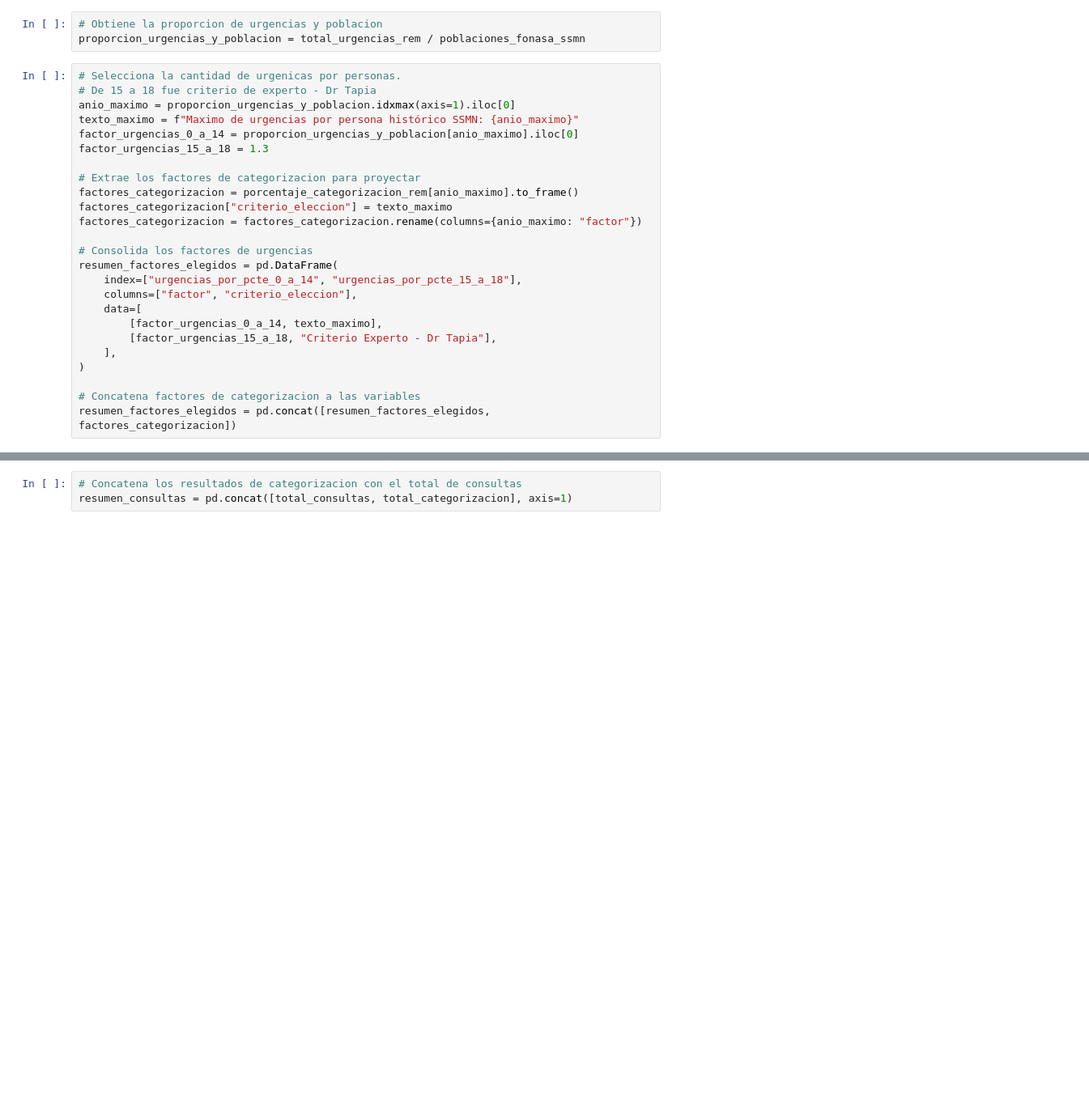
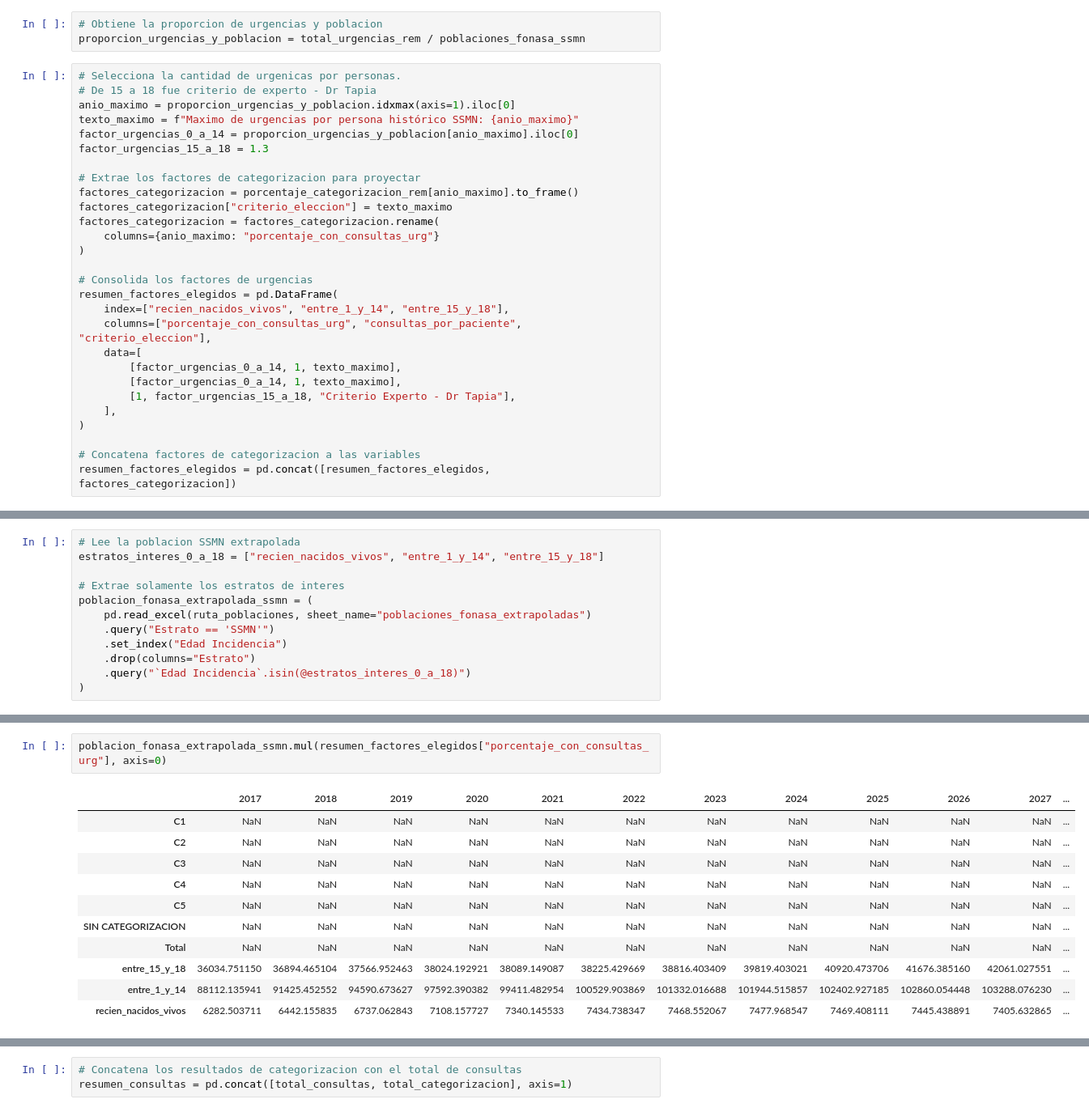
Before and after one commit to JavierRojas14/proyeccion-rdr, a Jupyter notebook: notebooks/5.0-jrb-emergency-unit.ipynb, the cells around one changed output, grey strips where cells are left out. Shown: that part at 81% size. Cells and saved outputs as stored; diff of their text form; blank space fills up the shorter version.

Commit message:
Obtiene los pacientes con urgencias

```diff
--- a/notebooks/5.0-jrb-emergency-unit.ipynb
+++ b/notebooks/5.0-jrb-emergency-unit.ipynb
@@ -93,15 +68,18 @@ factor_urgencias_15_a_18 = 1.3
 # Extrae los factores de categorizacion para proyectar
 factores_categorizacion = porcentaje_categorizacion_rem[anio_maximo].to_frame()
 factores_categorizacion["criterio_eleccion"] = texto_maximo
-factores_categorizacion = factores_categorizacion.rename(columns={anio_maximo: "factor"})
+factores_categorizacion = factores_categorizacion.rename(
+    columns={anio_maximo: "porcentaje_con_consultas_urg"}
+)
 
 # Consolida los factores de urgencias
 resumen_factores_elegidos = pd.DataFrame(
-    index=["urgencias_por_pcte_0_a_14", "urgencias_por_pcte_15_a_18"],
-    columns=["factor", "criterio_eleccion"],
+    index=["recien_nacidos_vivos", "entre_1_y_14", "entre_15_y_18"],
+    columns=["porcentaje_con_consultas_urg", "consultas_por_paciente", "criterio_eleccion"],
     data=[
-        [factor_urgencias_0_a_14, texto_maximo],
-        [factor_urgencias_15_a_18, "Criterio Experto - Dr Tapia"],
+        [factor_urgencias_0_a_14, 1, texto_maximo],
+        [factor_urgencias_0_a_14, 1, texto_maximo],
+        [1, factor_urgencias_15_a_18, "Criterio Experto - Dr Tapia"],
     ],
 )
 
@@ -109,0 +102,12 @@ resumen_factores_elegidos = pd.concat([resumen_factores_elegidos, factores_categ
+# %%
+# Lee la poblacion SSMN extrapolada
+estratos_interes_0_a_18 = ["recien_nacidos_vivos", "entre_1_y_14", "entre_15_y_18"]
+
+# Extrae solamente los estratos de interes
+poblacion_fonasa_extrapolada_ssmn = (
+    pd.read_excel(ruta_poblaciones, sheet_name="poblaciones_fonasa_extrapoladas")
+    .query("Estrato == 'SSMN'")
+    .set_index("Edad Incidencia")
+    .drop(columns="Estrato")
+    .query("`Edad Incidencia`.isin(@estratos_interes_0_a_18)")
+)
@@ -110,3 +139,17 @@ resumen_factores_elegidos = pd.concat([resumen_factores_elegidos, factores_categ
+# %%
+poblacion_fonasa_extrapolada_ssmn.mul(resumen_factores_elegidos["porcentaje_con_consultas_urg"], axis=0)
+# %% [output]
+|  | 2017 | 2018 | 2019 | 2020 | 2021 | 2022 | 2023 | 2024 | 2025 | 2026 | 2027 | ... |
+| C1 | NaN | NaN | NaN | NaN | NaN | NaN | NaN | NaN | NaN | NaN | NaN | ... |
+| C2 | NaN | NaN | NaN | NaN | NaN | NaN | NaN | NaN | NaN | NaN | NaN | ... |
+| C3 | NaN | NaN | NaN | NaN | NaN | NaN | NaN | NaN | NaN | NaN | NaN | ... |
+| C4 | NaN | NaN | NaN | NaN | NaN | NaN | NaN | NaN | NaN | NaN | NaN | ... |
+| C5 | NaN | NaN | NaN | NaN | NaN | NaN | NaN | NaN | NaN | NaN | NaN | ... |
+| SIN CATEGORIZACION | NaN | NaN | NaN | NaN | NaN | NaN | NaN | NaN | NaN | NaN | NaN | ... |
+| Total | NaN | NaN | NaN | NaN | NaN | NaN | NaN | NaN | NaN | NaN | NaN | ... |
+| entre_15_y_18 | 36034.751150 | 36894.465104 | 37566.952463 | 38024.192921 | 38089.149087 | 38225.429669 | 38816.403409 | 39819.403021 | 40920.473706 | 41676.385160 | 42061.027551 | ... |
+| entre_1_y_14 | 88112.135941 | 91425.452552 | 94590.673627 | 97592.390382 | 99411.482954 | 100529.903869 | 101332.016688 | 101944.515857 | 102402.927185 | 102860.054448 | 103288.076230 | ... |
+| recien_nacidos_vivos | 6282.503711 | 6442.155835 | 6737.062843 | 7108.157727 | 7340.145533 | 7434.738347 | 7468.552067 | 7477.968547 | 7469.408111 | 7445.438891 | 7405.632865 | ... |
 # %%
 # Define cuantas consultas habran por grupo etario
 consultas_0_a_15 = poblacion_fonasa_extrapolada_ssmn_0_a_14 * factor_urgencias_0_a_14
```
Also changed, not shown: parts of 9 cells of this notebook.
